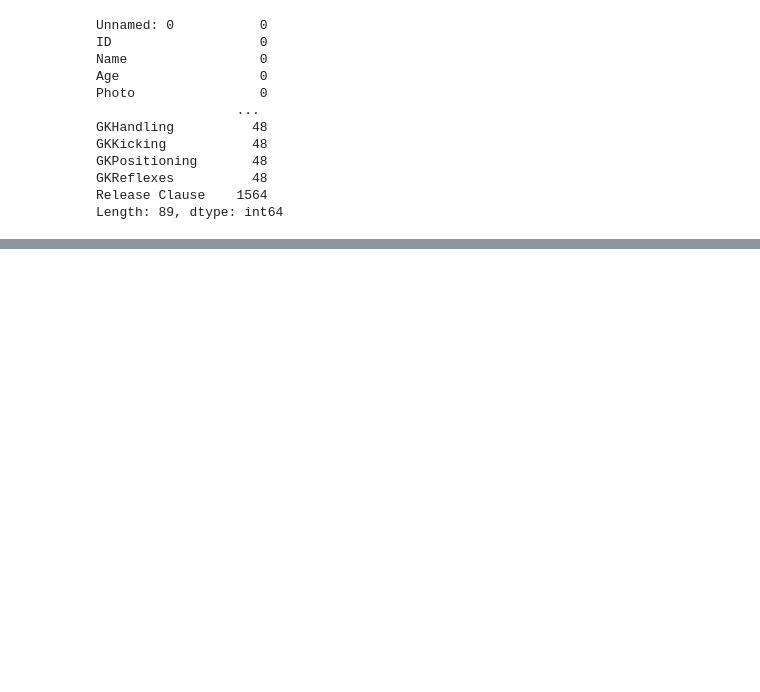
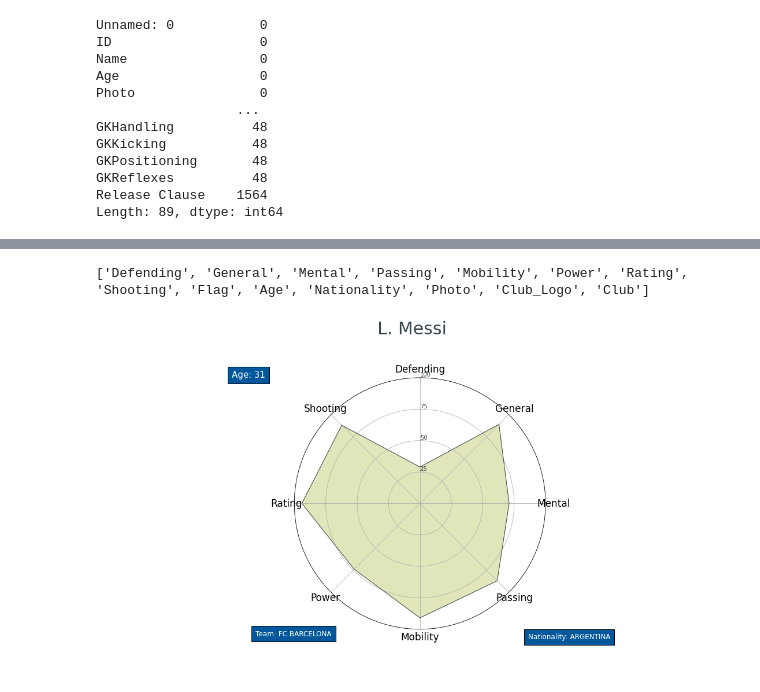
Before and after one commit to hardikDhayal/FIFA19_ML, a Jupyter notebook: FIFA19.ipynb, the cells around one changed output, grey strips where cells are left out. Drawn from its saved outputs; the diff is of its cells as text; code cells hidden in the pictures; blank space fills up the shorter version.

```diff
--- a/FIFA19.ipynb
+++ b/FIFA19.ipynb
@@ -178,0 +261,20 @@ Length: 89, dtype: int64
+# %%
+# renaming a column
+data.rename(columns={'Club Logo':'Club_Logo'}, inplace=True)
+
+# adding these categories to the data
+
+data['Defending'] = data.apply(defending, axis = 1)
+data['General'] = data.apply(general, axis = 1)
+data['Mental'] = data.apply(mental, axis = 1)
+data['Passing'] = data.apply(passing, axis = 1)
+data['Mobility'] = data.apply(mobility, axis = 1)
+data['Power'] = data.apply(power, axis = 1)
+data['Rating'] = data.apply(rating, axis = 1)
+data['Shooting'] = data.apply(shooting, axis = 1)
+# %%
+players = data[['Name','Defending','General','Mental','Passing',
+                'Mobility','Power','Rating','Shooting','Flag','Age',
+                'Nationality', 'Photo', 'Club_Logo', 'Club']]
+
+players.head()
@@ -178,0 +288,6 @@ Length: 89, dtype: int64
+# %%
+    categories=list(players)[1:]
+# %%
+print(categories)
+# %% [output]
+['Defending', 'General', 'Mental', 'Passing', 'Mobility', 'Power', 'Rating', 'Shooting', 'Flag', 'Age', 'Nationality', 'Photo', 'Club_Logo', 'Club']
@@ -178,0 +358,17 @@ Length: 89, dtype: int64
+# %%
+  def graphPolar(id = 0):
+    if 0 <= id < len(data.ID):
+        details(row = players.index[id],
+                title = players['Name'][id],
+                age = players['Age'][id],
+                photo = players['Photo'][id],
+                nationality = players['Nationality'][id],
+                image = players['Flag'][id],
+                logo = players['Club_Logo'][id],
+                club = players['Club'][id])
+    else:
+        print('The base has 17917 players. You can put positive numbers from 0 to 17917')
+# %%
+graphPolar(0)
+# %% [output]
+[figure, added]
```
Also changed, not shown: parts of 15 cells of this notebook.
